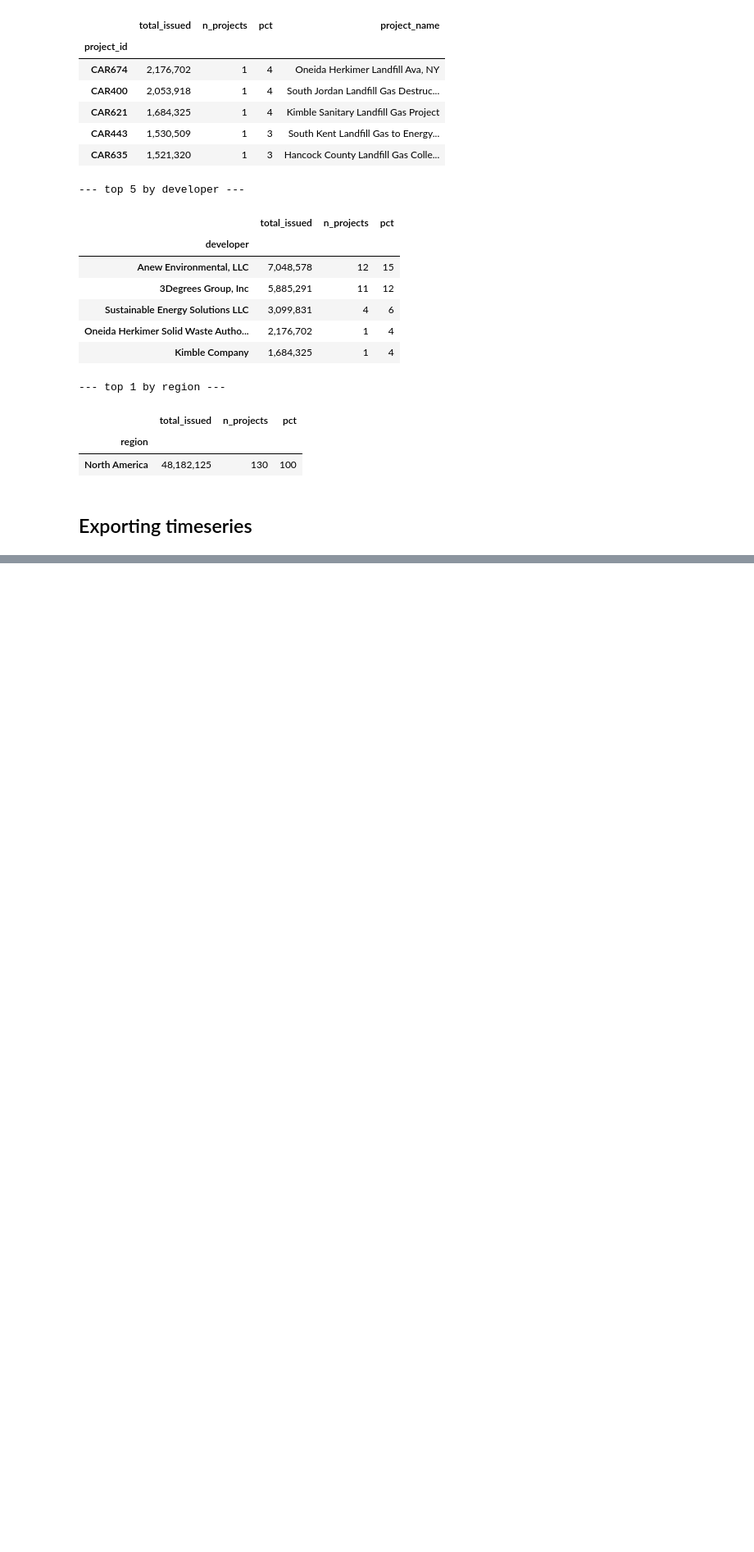
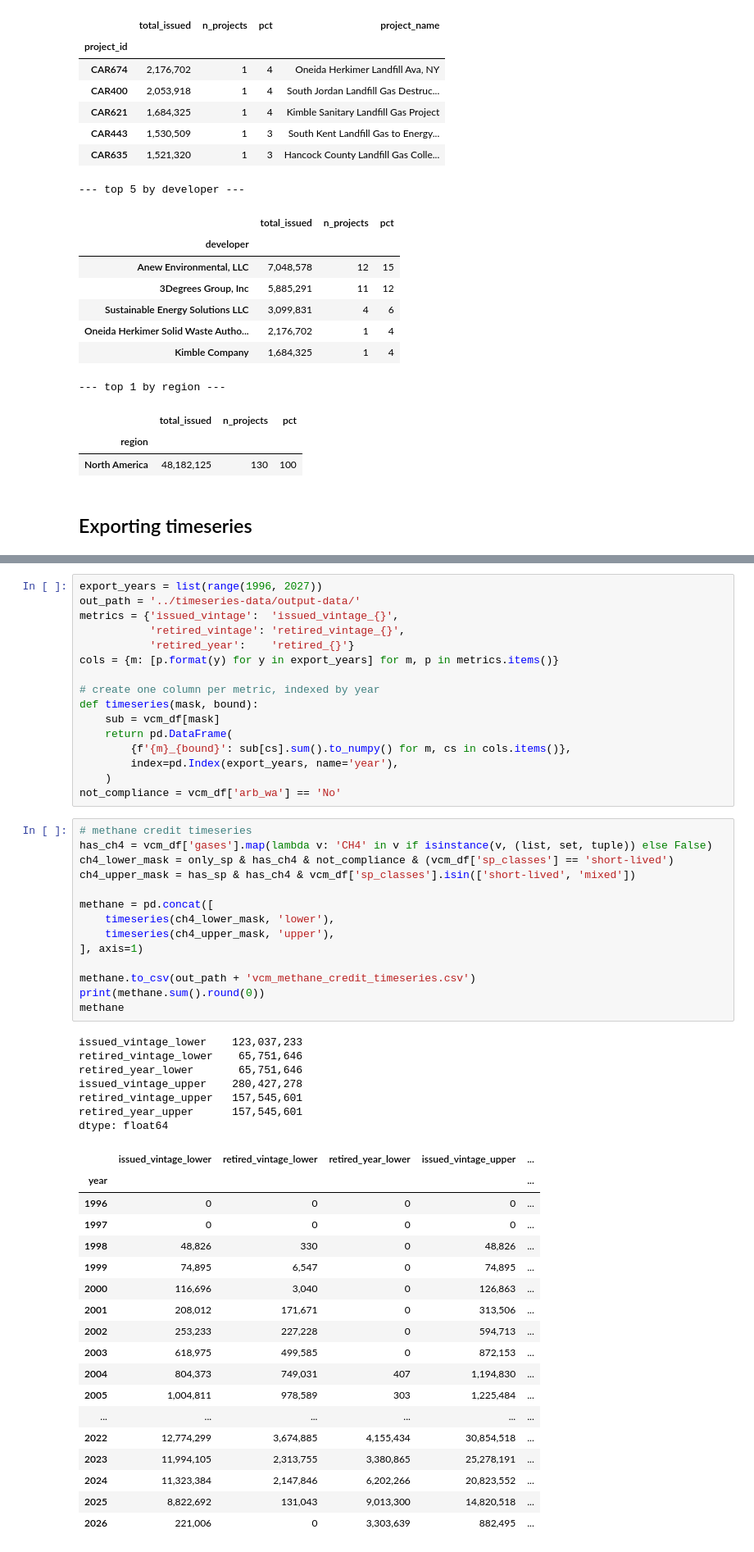
Before and after one commit to carbonplan/slcp-offsetting, a Jupyter notebook: notebooks/04-vcm-slcp-analysis.ipynb, the cells around one changed output, grey strips where cells are left out. Shown at 82% size. Cells and saved outputs as stored; diff of their text form; blank space fills up the shorter version.

```diff
--- a/notebooks/04-vcm-slcp-analysis.ipynb
+++ b/notebooks/04-vcm-slcp-analysis.ipynb
@@ -880,0 +841,56 @@ out
+# %%
+export_years = list(range(1996, 2027))
+out_path = '../timeseries-data/output-data/'
+metrics = {'issued_vintage':  'issued_vintage_{}',
+           'retired_vintage': 'retired_vintage_{}',
+           'retired_year':    'retired_{}'}
+cols = {m: [p.format(y) for y in export_years] for m, p in metrics.items()}
+
+# create one column per metric, indexed by year
+def timeseries(mask, bound):
+    sub = vcm_df[mask]
+    return pd.DataFrame(
+        {f'{m}_{bound}': sub[cs].sum().to_numpy() for m, cs in cols.items()},
+        index=pd.Index(export_years, name='year'),
+    )
+not_compliance = vcm_df['arb_wa'] == 'No'
+# %%
+# methane credit timeseries
+has_ch4 = vcm_df['gases'].map(lambda v: 'CH4' in v if isinstance(v, (list, set, tuple)) else False)
+ch4_lower_mask = only_sp & has_ch4 & not_compliance & (vcm_df['sp_classes'] == 'short-lived')
+ch4_upper_mask = has_sp & has_ch4 & vcm_df['sp_classes'].isin(['short-lived', 'mixed'])
+
+methane = pd.concat([
+    timeseries(ch4_lower_mask, 'lower'),
+    timeseries(ch4_upper_mask, 'upper'),
+], axis=1)
+
+methane.to_csv(out_path + 'vcm_methane_credit_timeseries.csv')
+print(methane.sum().round(0))
+methane
+# %% [output]
+issued_vintage_lower    123,037,233
+retired_vintage_lower    65,751,646
+retired_year_lower       65,751,646
+issued_vintage_upper    280,427,278
+retired_vintage_upper   157,545,601
+retired_year_upper      157,545,601
+dtype: float64
+|  | issued_vintage_lower | retired_vintage_lower | retired_year_lower | issued_vintage_upper | ... |
+| year |  |  |  |  | ... |
+| 1996 | 0 | 0 | 0 | 0 | ... |
+| 1997 | 0 | 0 | 0 | 0 | ... |
+| 1998 | 48,826 | 330 | 0 | 48,826 | ... |
+| 1999 | 74,895 | 6,547 | 0 | 74,895 | ... |
+| 2000 | 116,696 | 3,040 | 0 | 126,863 | ... |
+| 2001 | 208,012 | 171,671 | 0 | 313,506 | ... |
+| 2002 | 253,233 | 227,228 | 0 | 594,713 | ... |
+| 2003 | 618,975 | 499,585 | 0 | 872,153 | ... |
+| 2004 | 804,373 | 749,031 | 407 | 1,194,830 | ... |
+| 2005 | 1,004,811 | 978,589 | 303 | 1,225,484 | ... |
+| ... | ... | ... | ... | ... | ... |
+| 2022 | 12,774,299 | 3,674,885 | 4,155,434 | 30,854,518 | ... |
+| 2023 | 11,994,105 | 2,313,755 | 3,380,865 | 25,278,191 | ... |
+| 2024 | 11,323,384 | 2,147,846 | 6,202,266 | 20,823,552 | ... |
+| 2025 | 8,822,692 | 131,043 | 9,013,300 | 14,820,518 | ... |
+| 2026 | 221,006 | 0 | 3,303,639 | 882,495 | ... |
```
Also changed, not shown: parts of 33 cells of this notebook, 3 other files.
